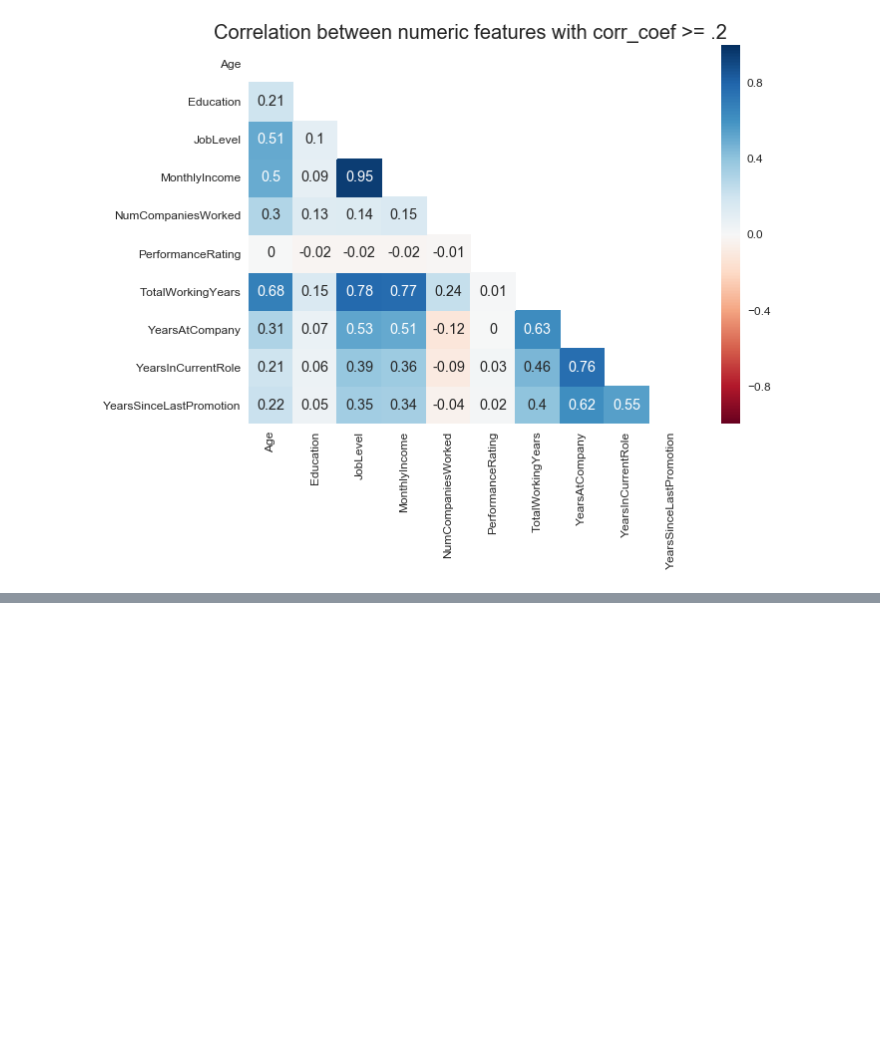
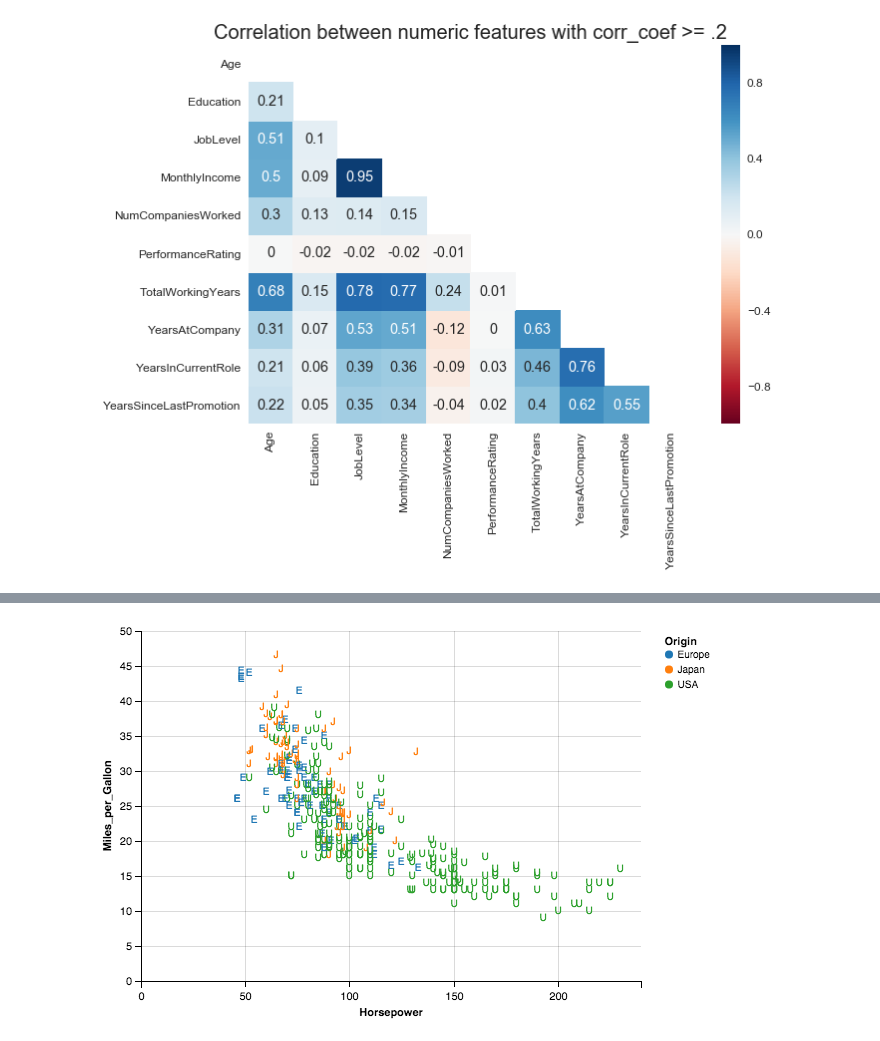
Before and after one commit to mnrozhkov/dsnotes, a Jupyter notebook: notebooks/dsnotes_Data Visualization_2_Exploratory Analysis.ipynb, the cells around one changed output, grey strips where cells are left out. Cells and saved outputs as stored; diff of their text form; code cells hidden in the pictures; blank space fills up the shorter version.

```diff
--- a/notebooks/dsnotes_Data Visualization_2_Exploratory Analysis.ipynb
+++ b/notebooks/dsnotes_Data Visualization_2_Exploratory Analysis.ipynb
@@ -156,0 +159,21 @@ plt.title("Correlation between numeric features with corr_coef >= .2", fontdict=
+# %%
+from altair import load_dataset
+data = load_dataset("cars")
+data.head()
+
+from altair import *  # Import the altair API
+
+chart = Chart(data).mark_text().encode(
+    color='Origin:N',
+    text='OriginInitial:N',
+    x='Horsepower:Q',
+    y='Miles_per_Gallon:Q',
+).transform_data(
+    calculate=[Formula(
+            expr='datum.Origin[0]',
+            field='OriginInitial',
+        )],
+)
+# %%
+chart
+# %% [output]
@@ -156,0 +181 @@ plt.title("Correlation between numeric features with corr_coef >= .2", fontdict=
+[figure, added]
```
Also changed, not shown: parts of 7 cells of this notebook, 6 other files.
